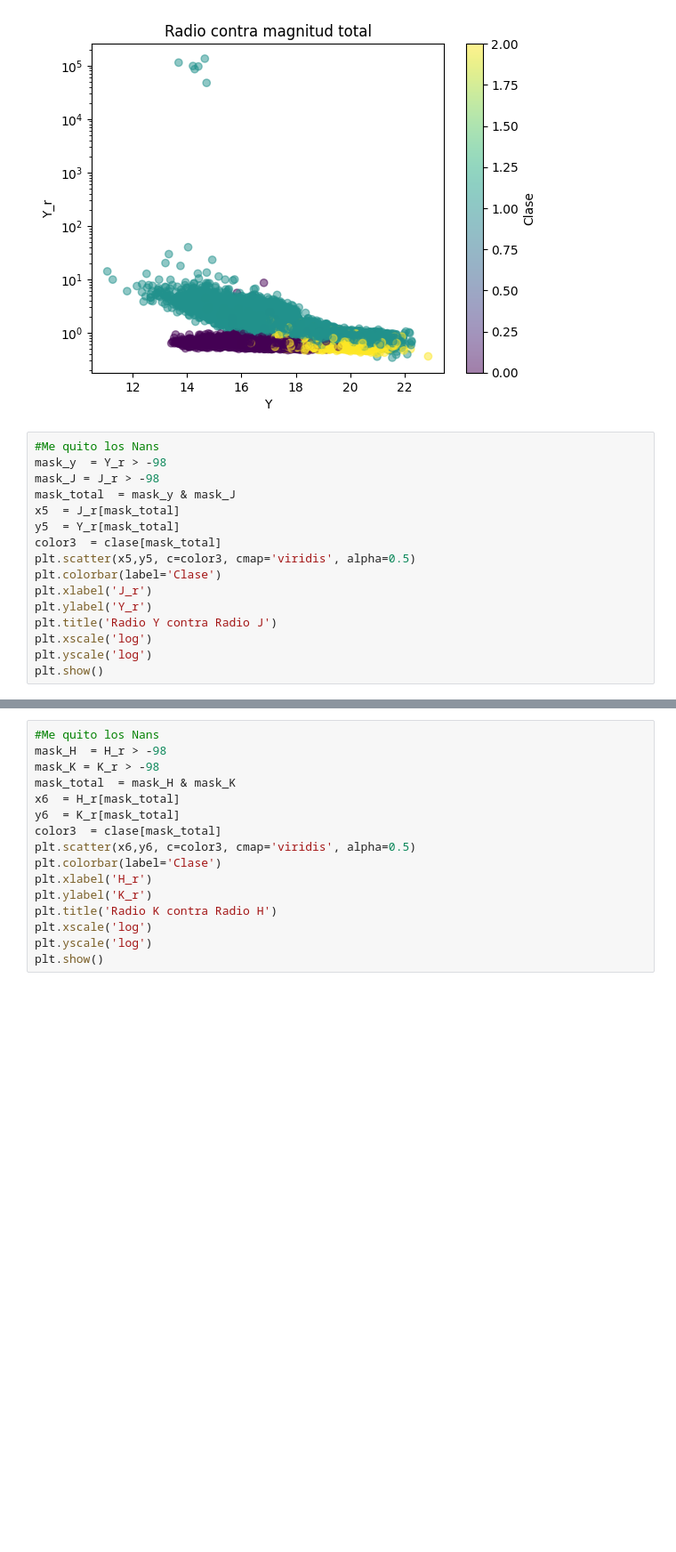
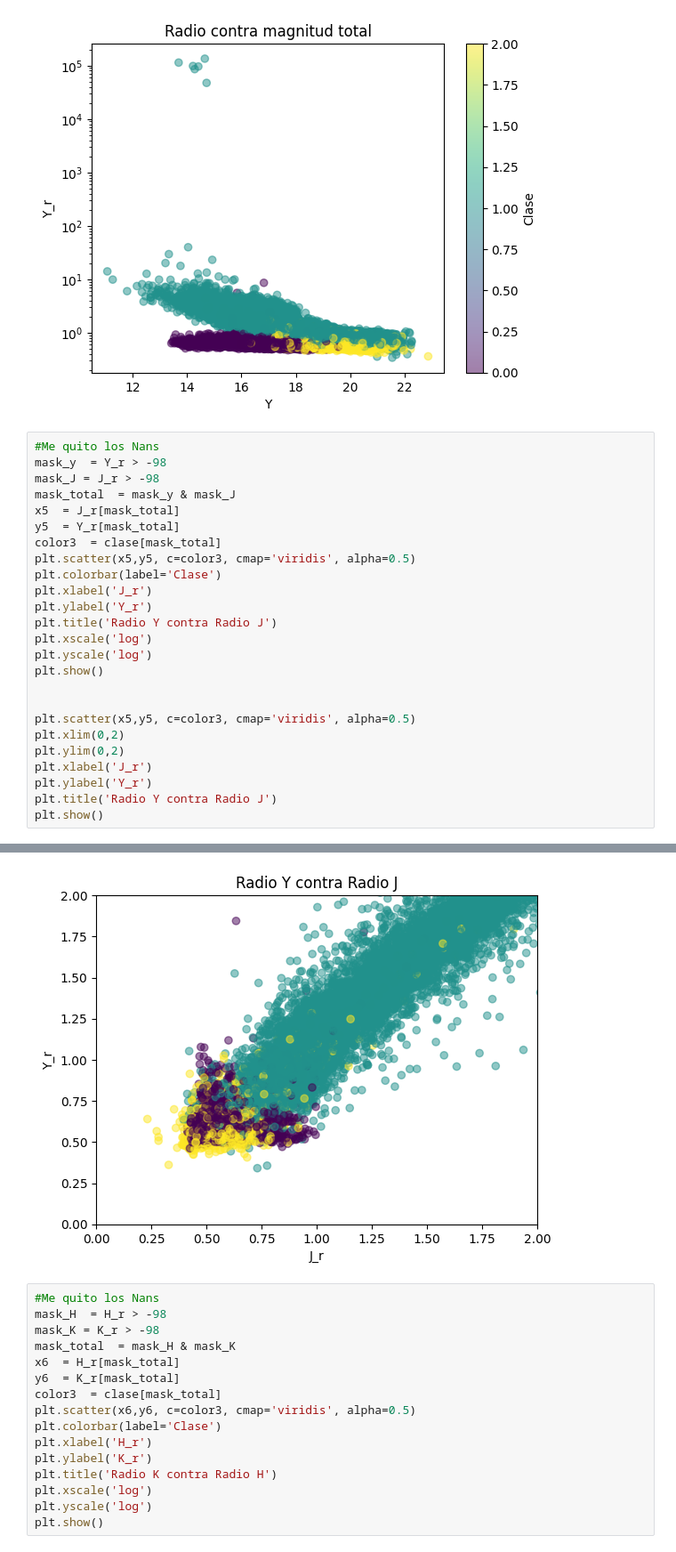
Before and after one commit to HombreRo12/Astromet_2024, a Jupyter notebook: Tp5/Exploración.ipynb, the cells around one changed output, grey strips where cells are left out. Shown at 89% size. Cells and saved outputs as stored; diff of their text form; blank space fills up the shorter version.

```diff
--- a/Tp5/Exploración.ipynb
+++ b/Tp5/Exploración.ipynb
@@ -170,21 +172,31 @@ plt.show()
 # %%
 #Me quito los Nans
 mask_y	= Y_r > -98
 mask_J = J_r > -98
 mask_total	= mask_y & mask_J
 x5	= J_r[mask_total]
 y5	= Y_r[mask_total]
 color3	= clase[mask_total]
 plt.scatter(x5,y5, c=color3, cmap='viridis', alpha=0.5)
 plt.colorbar(label='Clase')
 plt.xlabel('J_r')
 plt.ylabel('Y_r')
 plt.title('Radio Y contra Radio J')
 plt.xscale('log')
 plt.yscale('log')
 plt.show()
+
+
+plt.scatter(x5,y5, c=color3, cmap='viridis', alpha=0.5)
+plt.xlim(0,2)
+plt.ylim(0,2)
+plt.xlabel('J_r')
+plt.ylabel('Y_r')
+plt.title('Radio Y contra Radio J')
+plt.show()
 # %% [output]
 [figure]
+[figure, added]
 # %%
 #Me quito los Nans
 mask_H	= H_r > -98
```
Also changed, not shown: parts of 30 cells of this notebook, 4 other files.
